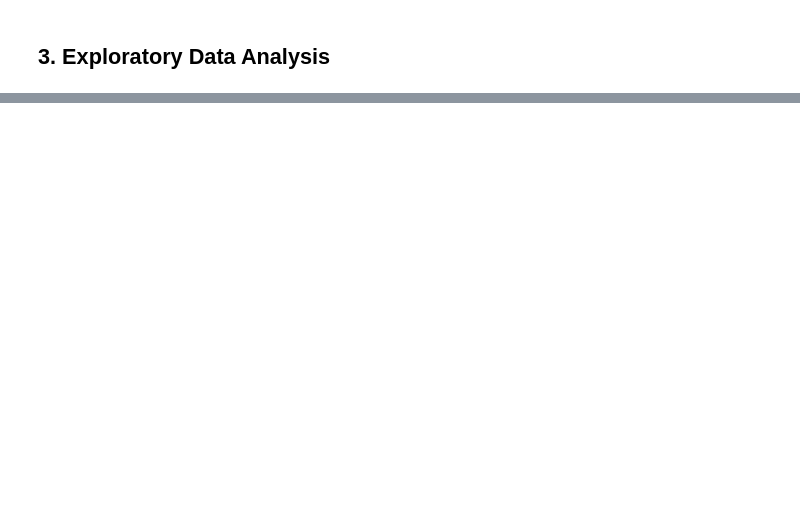
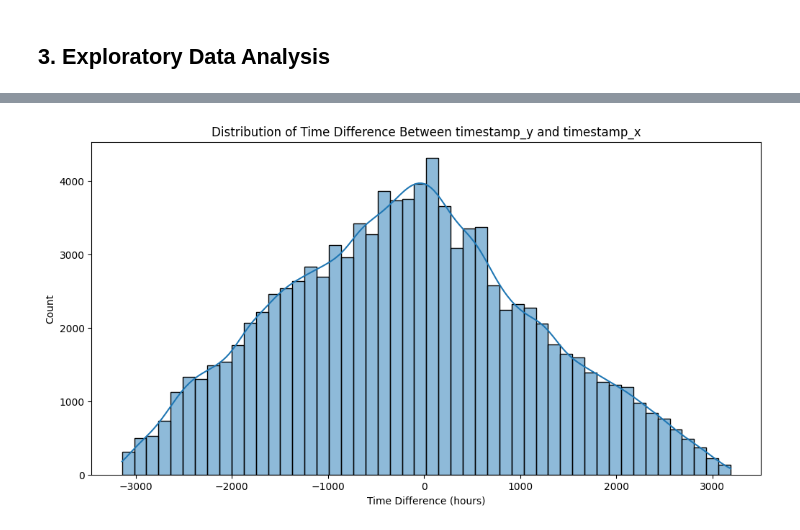
Before and after one commit to Afra233/Recommendation-System-Analysis, a Jupyter notebook: Notebook/Recommendation.ipynb, the cells around one changed output, grey strips where cells are left out. Saved outputs shown, nothing was run; the diff lists cells and outputs as text; code cells hidden in the pictures; blank space fills up the shorter version.

```diff
--- a/Notebook/Recommendation.ipynb
+++ b/Notebook/Recommendation.ipynb
@@ -399,0 +482,4 @@ plt.show()
+# %%
+# Calculate time difference
+sample_data['time_diff'] = sample_data['timestamp_y'] - sample_data['timestamp_x']
+print(sample_data['time_diff'])
@@ -399,0 +499,9 @@ plt.show()
+# %%
+plt.figure(figsize=(12, 6))
+sns.histplot(sample_data['time_diff'].dt.total_seconds() / 3600, bins=50, kde=True)
+plt.title("Distribution of Time Difference Between timestamp_y and timestamp_x")
+plt.xlabel("Time Difference (hours)")
+plt.ylabel("Count")
+plt.show()
+# %% [output]
+[figure, added]
```
Also changed, not shown: parts of 31 cells of this notebook.
